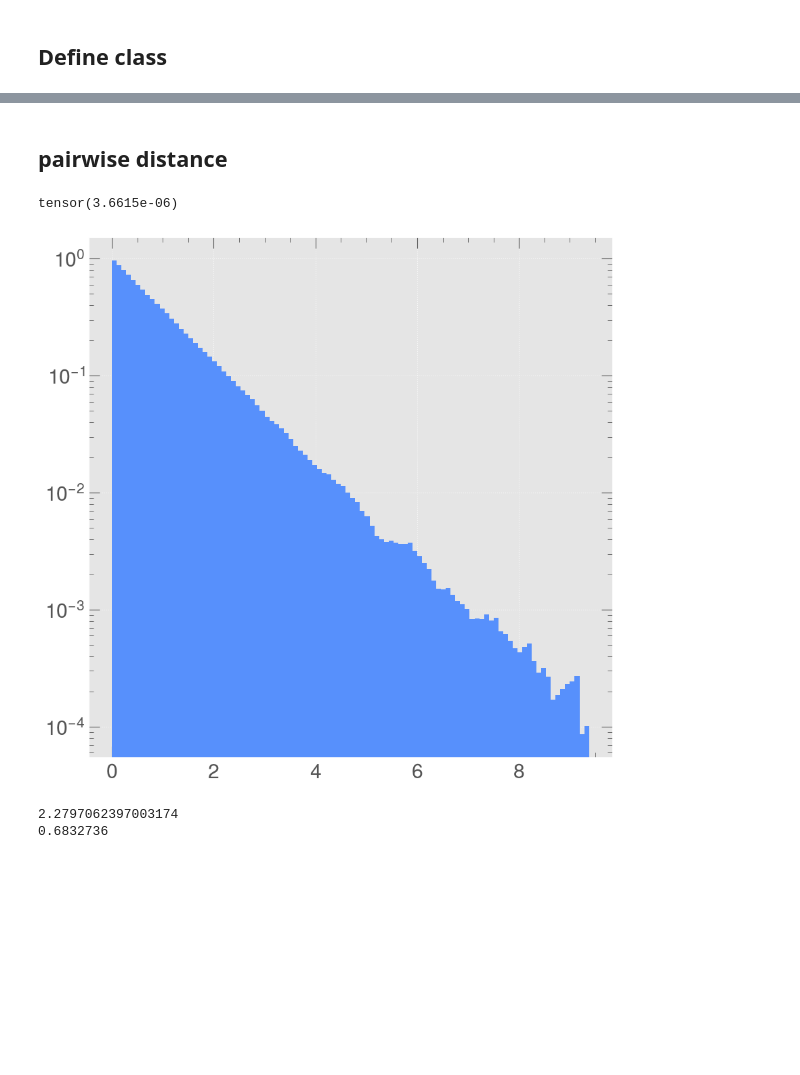
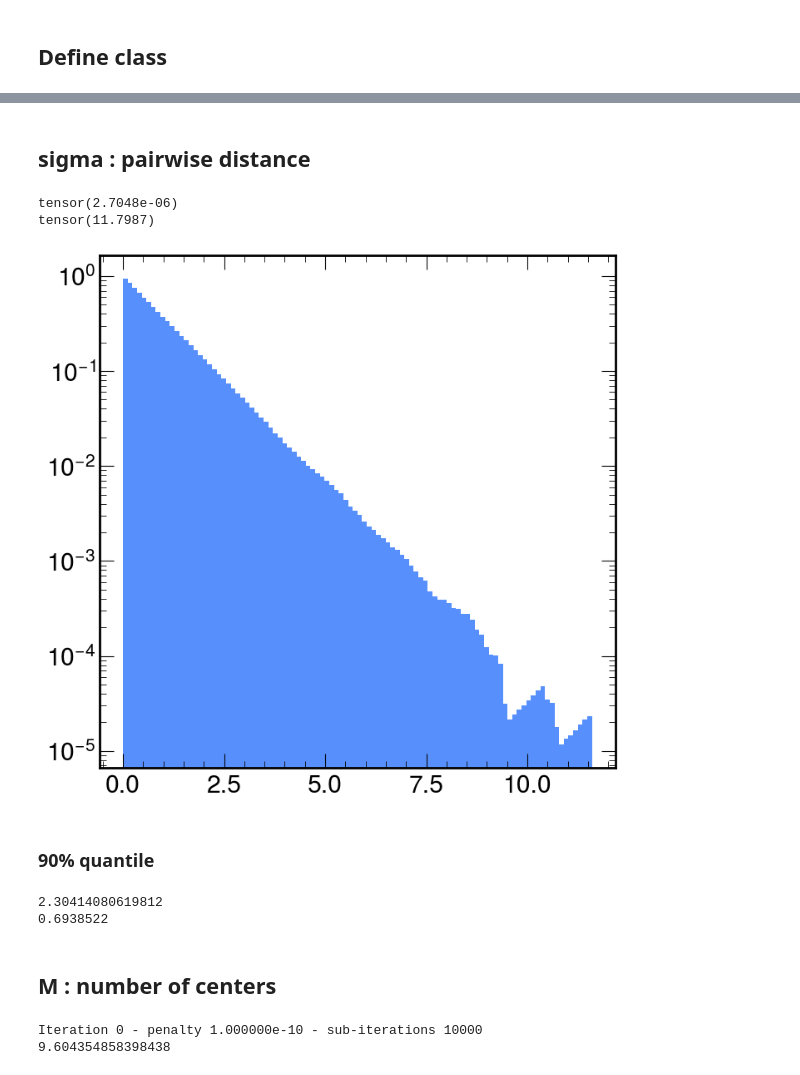
Before and after one commit to PietroCappelli/NPLM-Falkon, a Jupyter notebook: 1D_notebook.ipynb, the cells around one changed output, grey strips where cells are left out. Drawn from its saved outputs; the diff is of its cells as text; code cells hidden in the pictures; blank space fills up the shorter version.

```diff
--- a/1D_notebook.ipynb
+++ b/1D_notebook.ipynb
@@ -6,12 +6,19 @@ import sys
 
 import time
 import torch
+import falkon
 import numpy as np
-from sklearn import datasets, model_selection, metrics
 import matplotlib.pyplot as plt
-plt.style.use('ggplot')
-import falkon
+
+from sklearn import datasets, model_selection
+from sklearn.metrics import pairwise_distances
+from sklearn.metrics.pairwise import euclidean_distances
+from scipy.stats import chi2
 from datetime import datetime
+
+import mplhep as hep
+hep.style.use(hep.style.CMS)
+# plt.style.use('ggplot')
 
 # sys.path.insert(0, "../data")
 from plot_utils import plot_ref_data, plot_ref_data_reco, plot_loss_history, plot_one_t, plot_two_t
@@ -364,11 +168,11 @@ from LogFalkonHep import LogFalkonHEPModel
 model_parameters = {
     'sigma' : 2.2, # kernel lengthscale
     'penalty_list' : [1e-10], # list of regularization parameters,
-    'iter_list' : [10_000], #list of number of CG iterations,
-    'M' : 3000, #number of Nystrom centers,
+    'iter_list' : [100_000], #list of number of CG iterations,
+    'M' : 4000, #number of Nystrom centers,
     'keops_active': "no", # optional, if it is used, pyKeOPS is used to speed-up computations
     'seed' : None, # (intor None), the model seed (used for Nystrom center selection) is manually set.
-    'cg_tol' : np.sqrt(1e-5), # CG tolerance
+    'cg_tol' : np.sqrt(1e-7), # CG tolerance
     'use_cpu' : False # if falkon will be executed in cpu (optional, default False)
  }
 
@@ -379,3 +183,5 @@ data_params = {
     "SIG_LOC" : 6.4,
     "SIG_STD" : 0.16,
 }
+
+model = LogFalkonHEPModel(data_params)
@@ -468,11 +279,2 @@ plot_one_t(
 # %% [markdown]
-## pairwise distance
+## sigma : pairwise distance
-# %%
-from sklearn.metrics import pairwise_distances
-from sklearn.metrics.pairwise import euclidean_distances
-
-print(x.min())
-data  = x[range(20_000)]
-label = y[range(20_000)]
-# %% [output]
-tensor(3.6615e-06)
@@ -481,12 +281,26 @@ distances = pairwise_distances(data, metric='l2')
 # %%
+print(x.min())
+print(x.max())
+data  = x[range(80_000)]
+
+distances = pairwise_distances(data, metric='l2')
+
+plt.figure(figsize=(8,8))
 plt.hist(distances.ravel(), bins=100, density=True)
 plt.yscale('log')
 plt.show()
 # %% [output]
+tensor(2.7048e-06)
+tensor(11.7987)
-[figure, old version]
+[figure, new version]
+# %% [markdown]
+### 90% quantile
 # %%
 print(np.quantile(distances, 0.90))
 print(np.median(distances))
+del distances
 # %% [output]
-2.2797062397003174
-0.6832736
+2.30414080619812
+0.6938522
+# %% [markdown]
+## M : number of centers
@@ -492,0 +329,8 @@ print(np.median(distances))
+# %%
+model_parameters['M'] = 100
+model_parameters['penalty_list'] = [1e-10]
+t, x, y = model.learn_t(model_parameters)
+print(t)
+# %% [output]
+Iteration 0 - penalty 1.000000e-10 - sub-iterations 10000
+9.604354858398438
```
Also changed, not shown: parts of 23 cells of this notebook, 2 other files.
